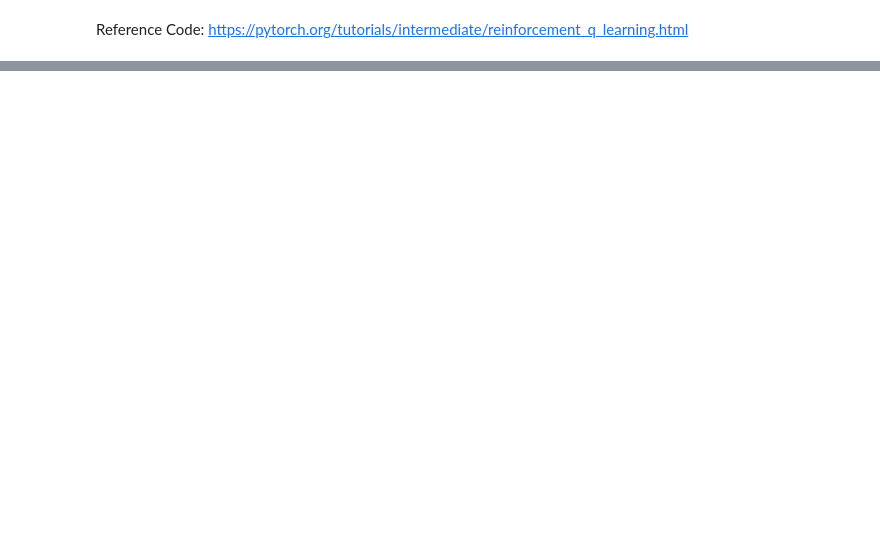
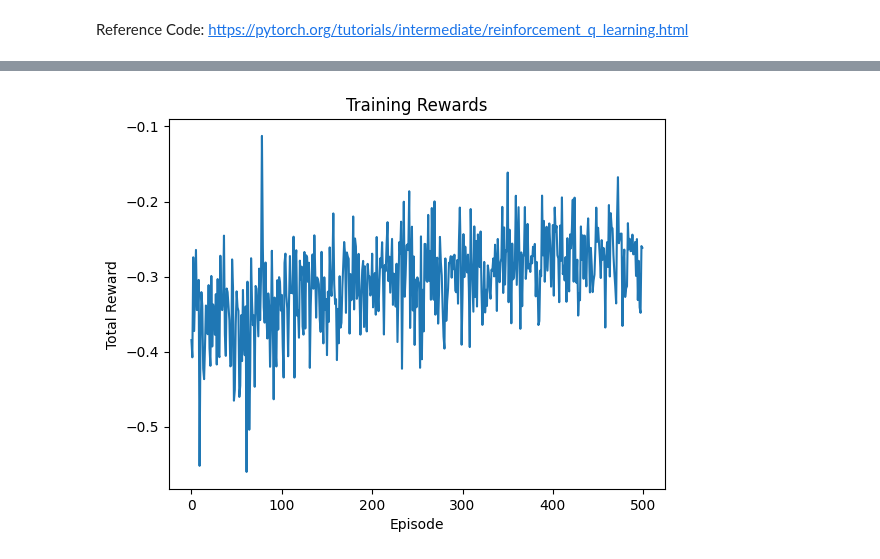
Before and after one commit to mahadev9/cisc889, a Jupyter notebook: CISC889 DQN F1.ipynb, the cells around one changed output, grey strips where cells are left out. Saved outputs shown, nothing was run; the diff lists cells and outputs as text; code cells hidden in the pictures; blank space fills up the shorter version.

```diff
--- a/CISC889 DQN F1.ipynb
+++ b/CISC889 DQN F1.ipynb
@@ -364,3 +385,12 @@ Episode 500: Total Reward = -2948.4110610400285, Epsilon = 0.08157186144027828
+# %%
+# plot the rewards
+plt.plot(rewards)
+plt.title('Training Rewards')
+plt.xlabel('Episode')
+plt.ylabel('Total Reward')
+plt.show()
+# %% [output]
+[figure, added]
 # %%
 def test_agent(env, agent, episodes=100):
     total_rewards = []
```
Also changed, not shown: parts of 8 cells of this notebook.
